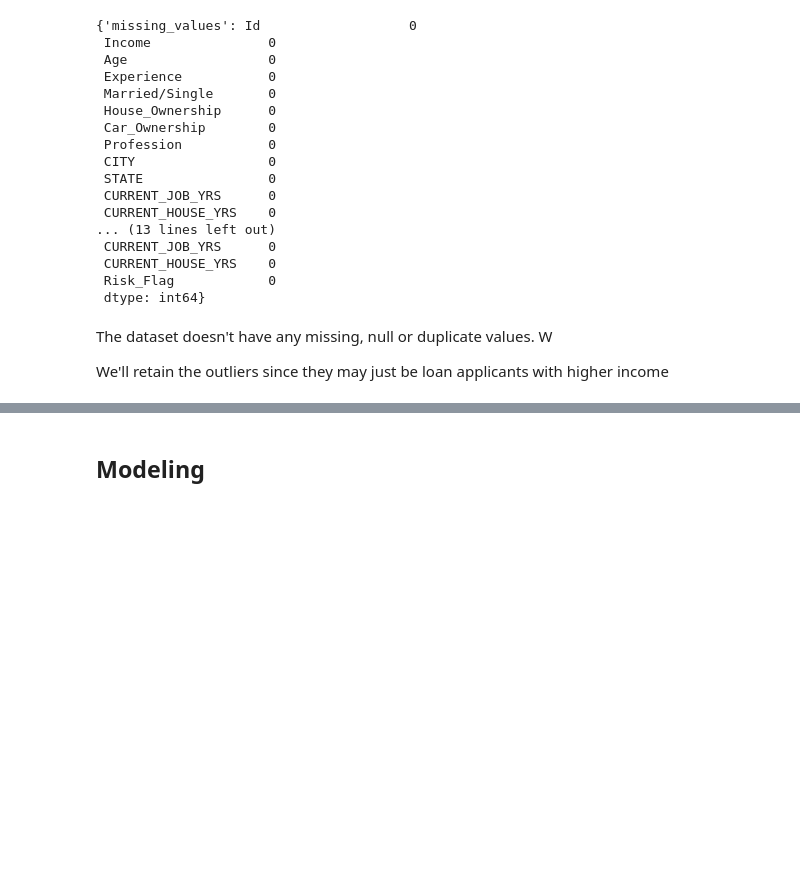
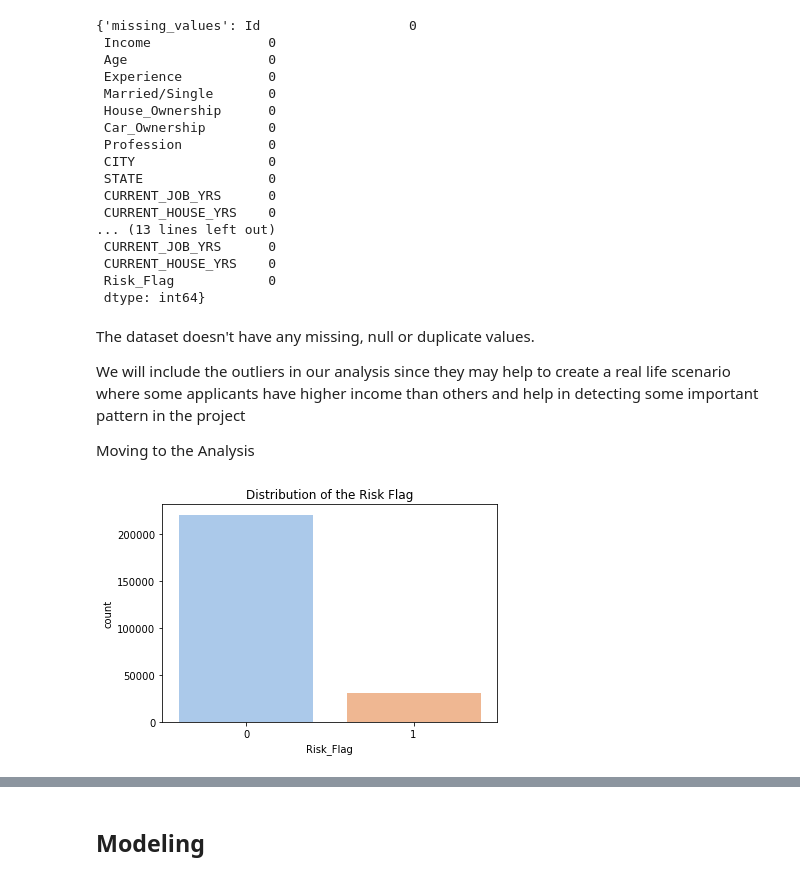
Before and after one commit to Hilarry95/Loan-Approval-Analysis-Phase-3-Project, a Jupyter notebook: Loan_Approval.ipynb, the cells around one changed output, grey strips where cells are left out. Cells and saved outputs as stored; diff of their text form; code cells hidden in the pictures; blank space fills up the shorter version.

```diff
--- a/Loan_Approval.ipynb
+++ b/Loan_Approval.ipynb
@@ -152,6 +171,12 @@ Data_Prep.identify_issues(loan_data)
  Risk_Flag            0
  dtype: int64}
 # %% [markdown]
-The dataset doesn't have any missing, null or duplicate values. W
+The dataset doesn't have any missing, null or duplicate values.
 
-We'll retain the outliers since they may just be loan applicants with higher income
+We will include the outliers in our analysis since they may help to create a real life scenario where some applicants have higher income than others and help in detecting some important pattern in the project
+
+Moving to the Analysis
+# %%
+analyser.target_analysis(loan_data)
+# %% [output]
+[figure, added]
```
Also changed, not shown: parts of 27 cells of this notebook, 9 other files.
